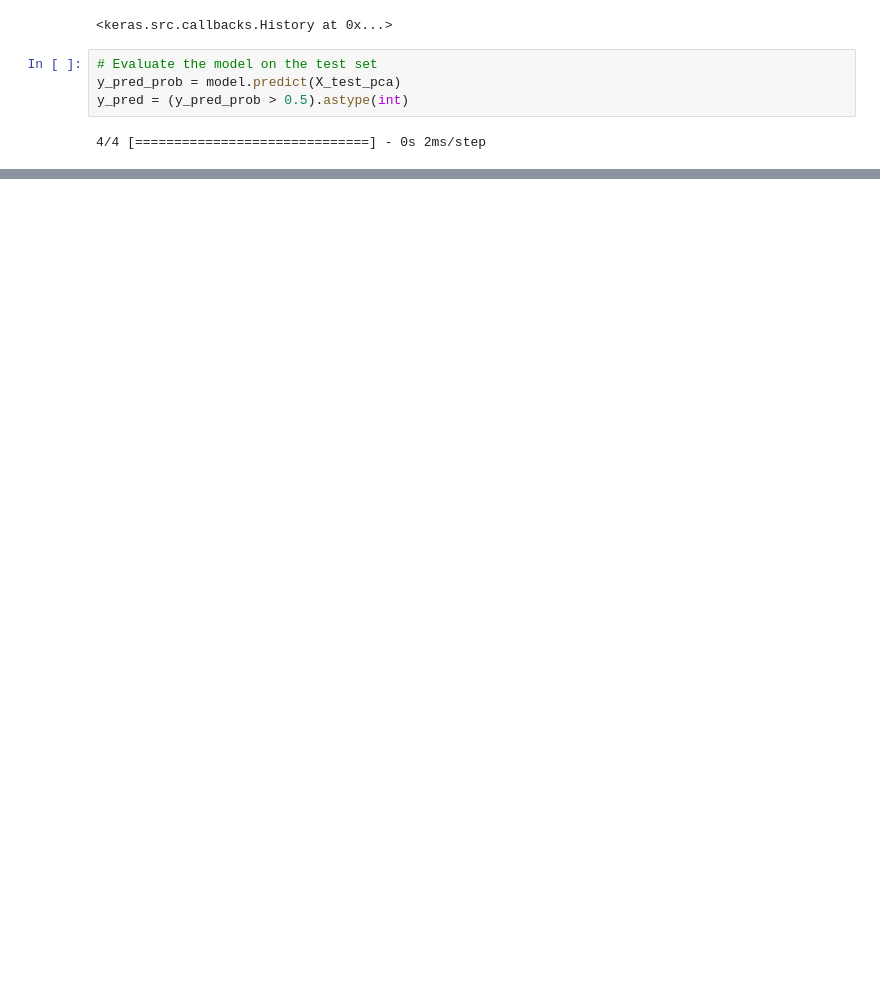
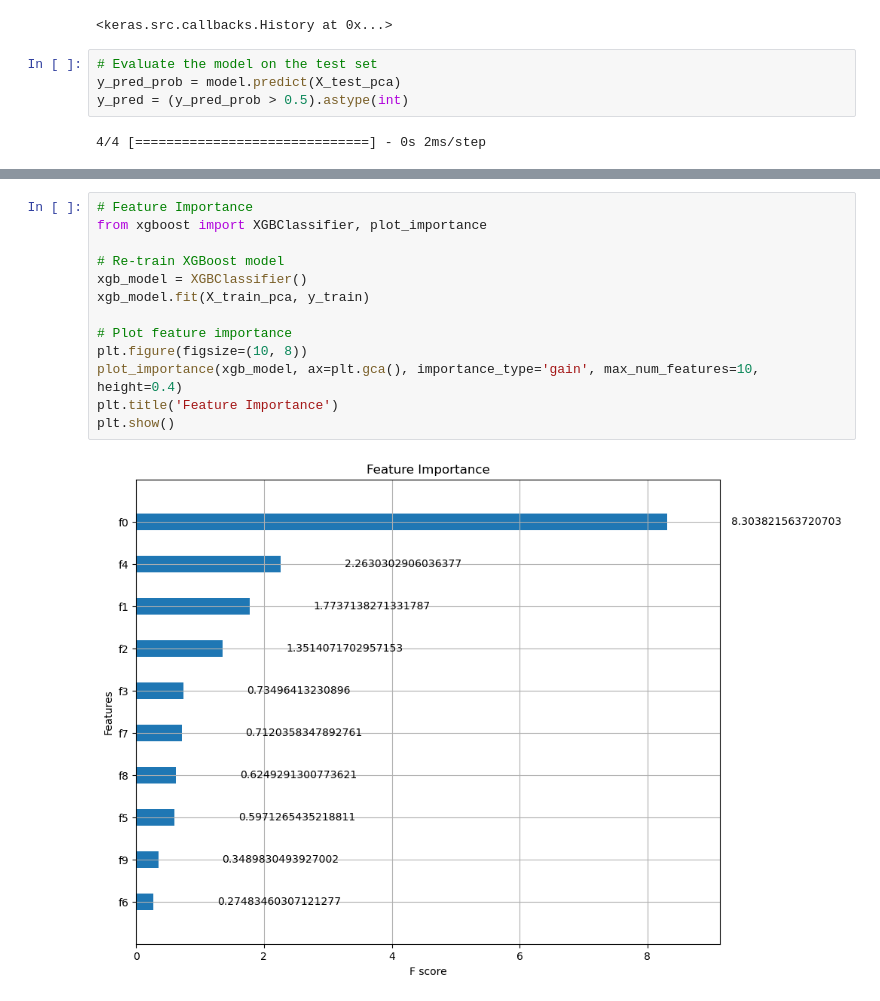
Before and after one commit to charvijain12/AI4BCancer, a Jupyter notebook: Models with PCA/ANN/ANN.ipynb, the cells around one changed output, grey strips where cells are left out. Saved outputs shown, nothing was run; the diff lists cells and outputs as text; blank space fills up the shorter version.

```diff
--- a/Models with PCA/ANN/ANN.ipynb
+++ b/Models with PCA/ANN/ANN.ipynb
@@ -97,0 +147,15 @@ weighted avg       0.97      0.97      0.97       114
+# %%
+# Feature Importance
+from xgboost import XGBClassifier, plot_importance
+
+# Re-train XGBoost model
+xgb_model = XGBClassifier()
+xgb_model.fit(X_train_pca, y_train)
+
+# Plot feature importance
+plt.figure(figsize=(10, 8))
+plot_importance(xgb_model, ax=plt.gca(), importance_type='gain', max_num_features=10, height=0.4)
+plt.title('Feature Importance')
+plt.show()
+# %% [output]
+[figure, added]
```
Also changed, not shown: parts of 7 cells of this notebook, 10 other files.
